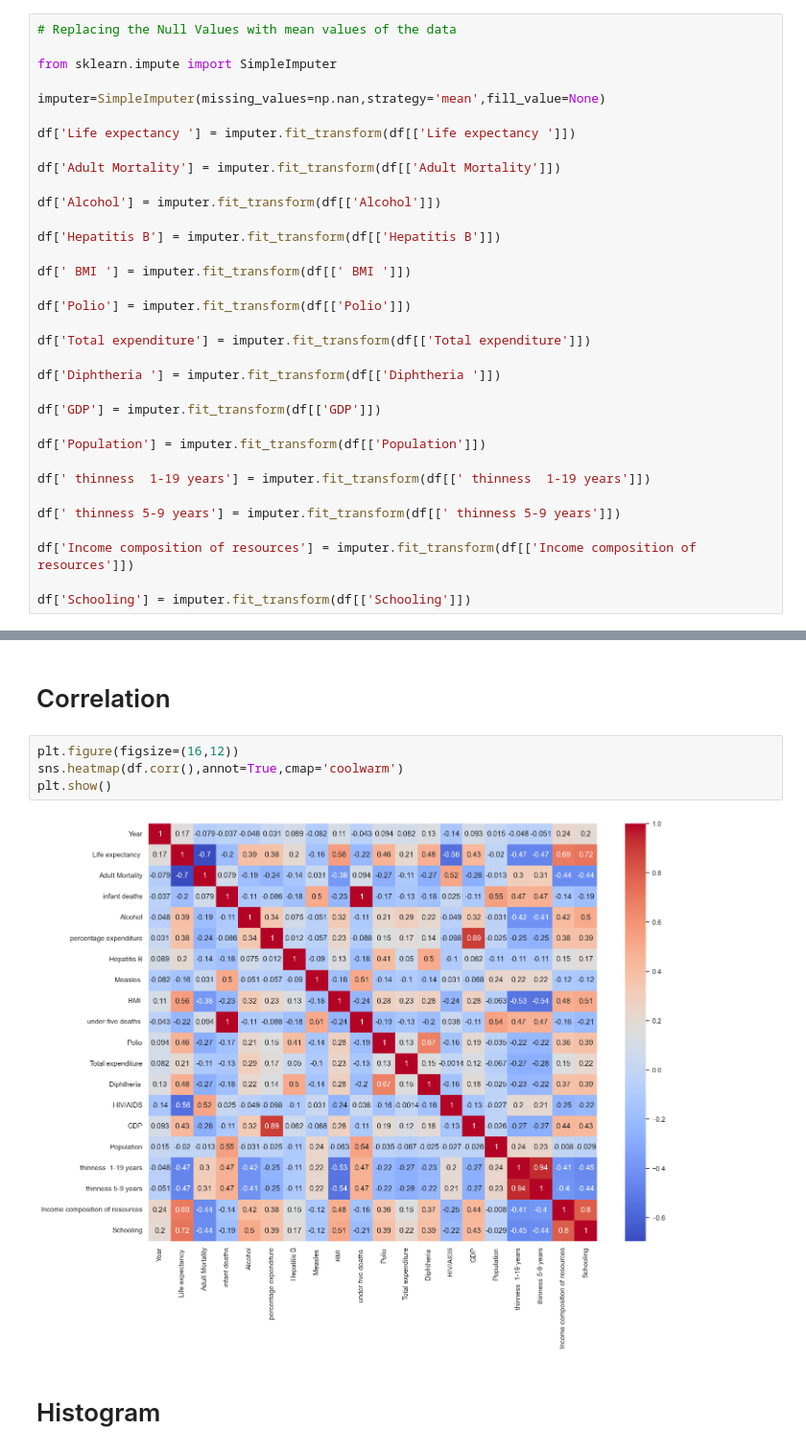
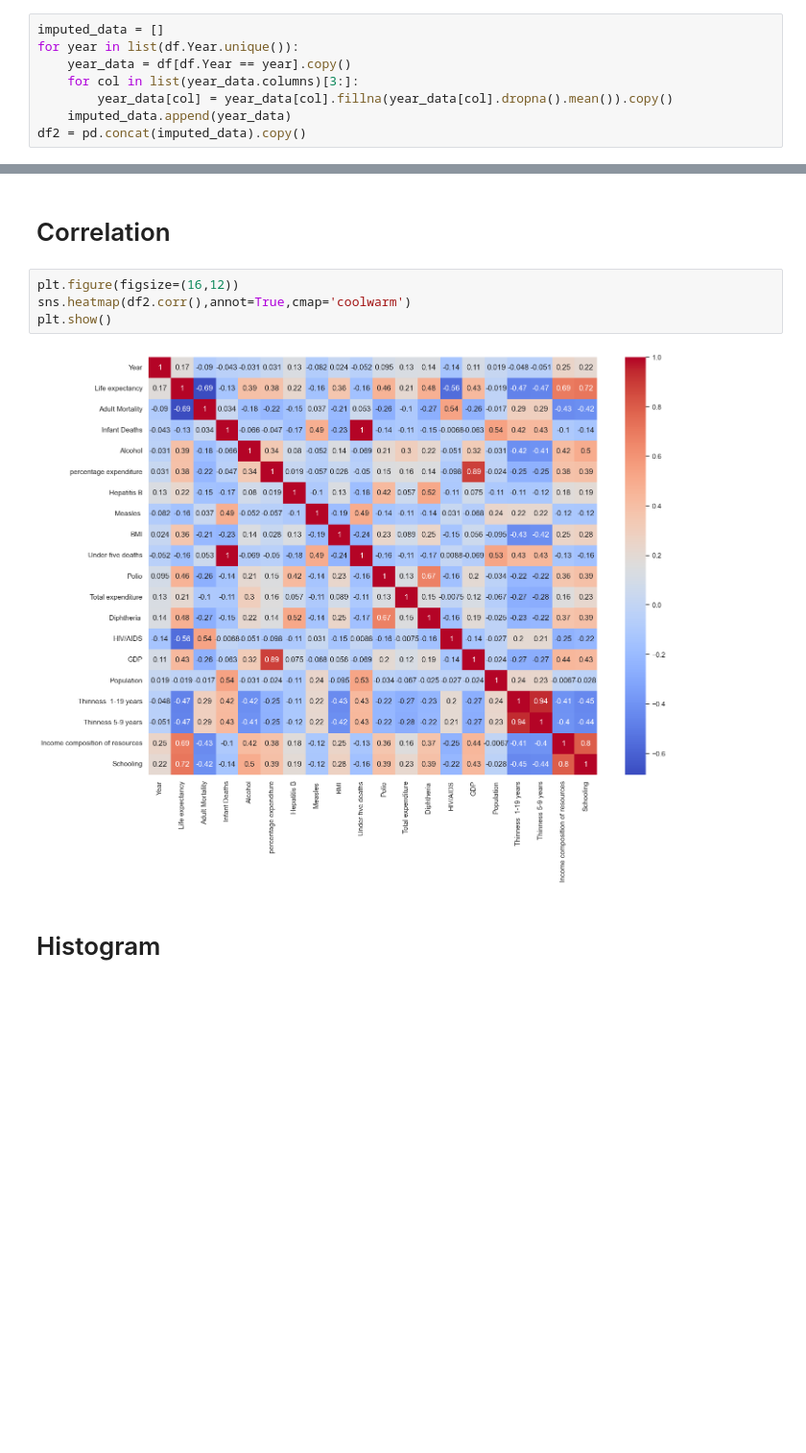
Before and after one commit to showmidelo/life-expectancy-WHO, a Jupyter notebook: project.ipynb, the cells around one changed output, grey strips where cells are left out. Shown at 96% size. Drawn from its saved outputs; the diff is of its cells as text; blank space fills up the shorter version.

```diff
--- a/project.ipynb
+++ b/project.ipynb
@@ -152,37 +128,11 @@ Schooling                          163
 dtype: int64
 # %% [markdown]
 # Replace Null Values with Mean values of its column
-# %%
-# Replacing the Null Values with mean values of the data
-
-from sklearn.impute import SimpleImputer
-
-imputer=SimpleImputer(missing_values=np.nan,strategy='mean',fill_value=None)
-
-df['Life expectancy '] = imputer.fit_transform(df[['Life expectancy ']])
-
-df['Adult Mortality'] = imputer.fit_transform(df[['Adult Mortality']])
-
-df['Alcohol'] = imputer.fit_transform(df[['Alcohol']])
-
-df['Hepatitis B'] = imputer.fit_transform(df[['Hepatitis B']])
-
-df[' BMI '] = imputer.fit_transform(df[[' BMI ']])
-
-df['Polio'] = imputer.fit_transform(df[['Polio']])
-
-df['Total expenditure'] = imputer.fit_transform(df[['Total expenditure']])
-
-df['Diphtheria '] = imputer.fit_transform(df[['Diphtheria ']])
-
-df['GDP'] = imputer.fit_transform(df[['GDP']])
-
-df['Population'] = imputer.fit_transform(df[['Population']])
-
-df[' thinness  1-19 years'] = imputer.fit_transform(df[[' thinness  1-19 years']])
-
-df[' thinness 5-9 years'] = imputer.fit_transform(df[[' thinness 5-9 years']])
-
-df['Income composition of resources'] = imputer.fit_transform(df[['Income composition of resources']])
-
-df['Schooling'] = imputer.fit_transform(df[['Schooling']])
+# %%
+imputed_data = []
+for year in list(df.Year.unique()):
+    year_data = df[df.Year == year].copy()
+    for col in list(year_data.columns)[3:]:
+        year_data[col] = year_data[col].fillna(year_data[col].dropna().mean()).copy()
+    imputed_data.append(year_data)
+df2 = pd.concat(imputed_data).copy()
@@ -228,10 +211,10 @@ dtype: int64
 # Correlation
 # %%
 plt.figure(figsize=(16,12))
-sns.heatmap(df.corr(),annot=True,cmap='coolwarm')
+sns.heatmap(df2.corr(),annot=True,cmap='coolwarm')
 plt.show()
 # %% [output]
-[figure, old version]
+[figure, new version]
 # %% [markdown]
 # Histogram
 # %%
```
Also changed, not shown: parts of 33 cells of this notebook.
